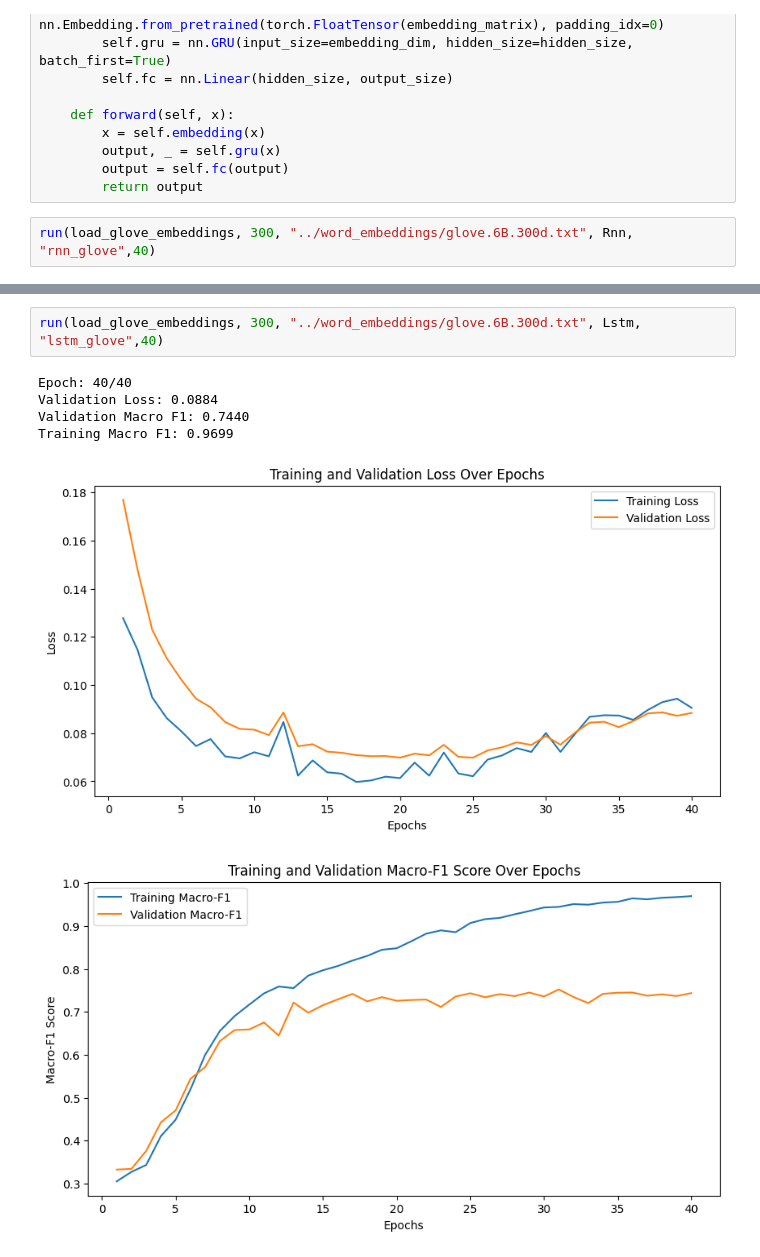
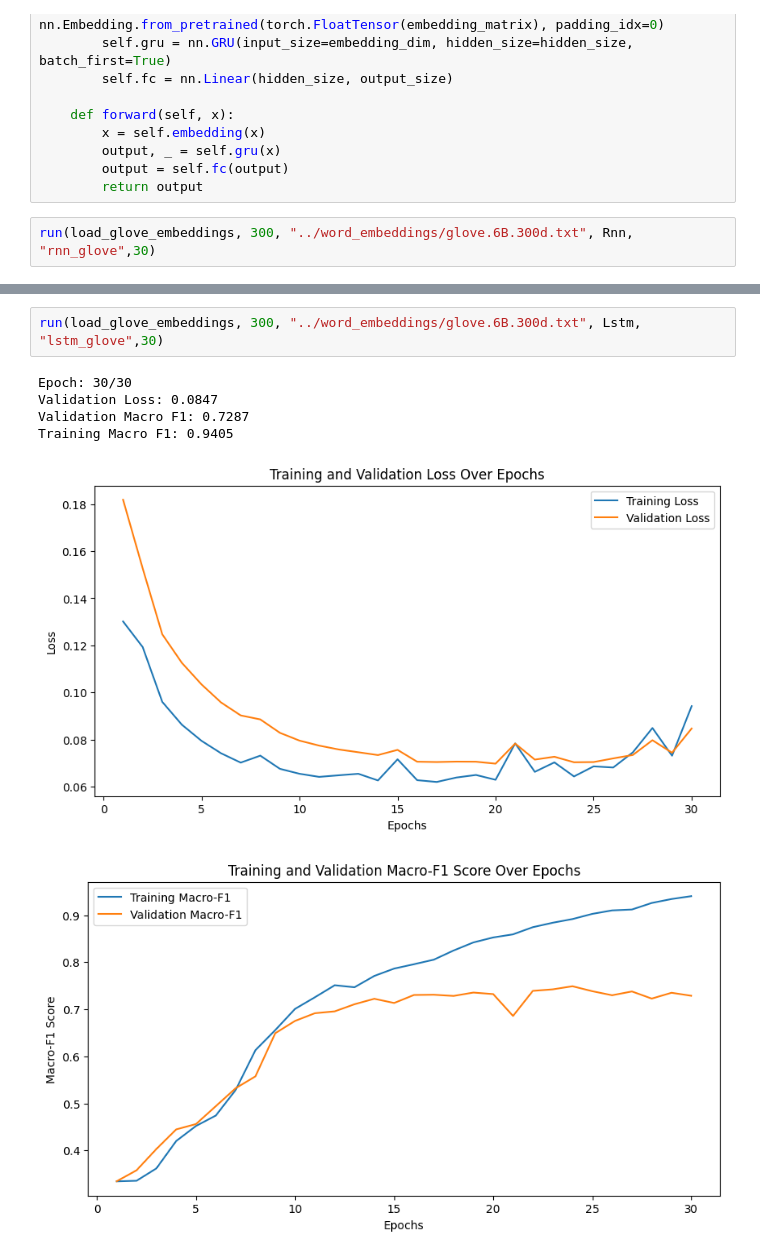
Before and after one commit to hyouteki/lanat, a Jupyter notebook: bio_encoding/dataset_2/models.ipynb, the cells around one changed output, grey strips where cells are left out. Saved outputs shown, nothing was run; the diff lists cells and outputs as text.

```diff
--- a/bio_encoding/dataset_2/models.ipynb
+++ b/bio_encoding/dataset_2/models.ipynb
@@ -90,5 +90,5 @@ class Gru(nn.Module):
         output = self.fc(output)
         return output
 # %%
-run(load_glove_embeddings, 300, "../word_embeddings/glove.6B.300d.txt", Rnn, "rnn_glove",40)
+run(load_glove_embeddings, 300, "../word_embeddings/glove.6B.300d.txt", Rnn, "rnn_glove",30)
 # %% [output]
@@ -154,10 +154,10 @@ Classification Report for Test Data:
 weighted avg       0.97      0.97      0.97     15480
 # %%
-run(load_glove_embeddings, 300, "../word_embeddings/glove.6B.300d.txt", Lstm, "lstm_glove",40)
+run(load_glove_embeddings, 300, "../word_embeddings/glove.6B.300d.txt", Lstm, "lstm_glove",30)
 # %% [output]
-Epoch: 40/40
-Validation Loss: 0.0884
-Validation Macro F1: 0.7440
-Training Macro F1: 0.9699
+Epoch: 30/30
+Validation Loss: 0.0847
+Validation Macro F1: 0.7287
+Training Macro F1: 0.9405
-[figure, old version]
+[figure, new version]
-[figure, old version]
+[figure, new version]
```
Also changed, not shown: parts of 9 cells of this notebook, 41 other files.
